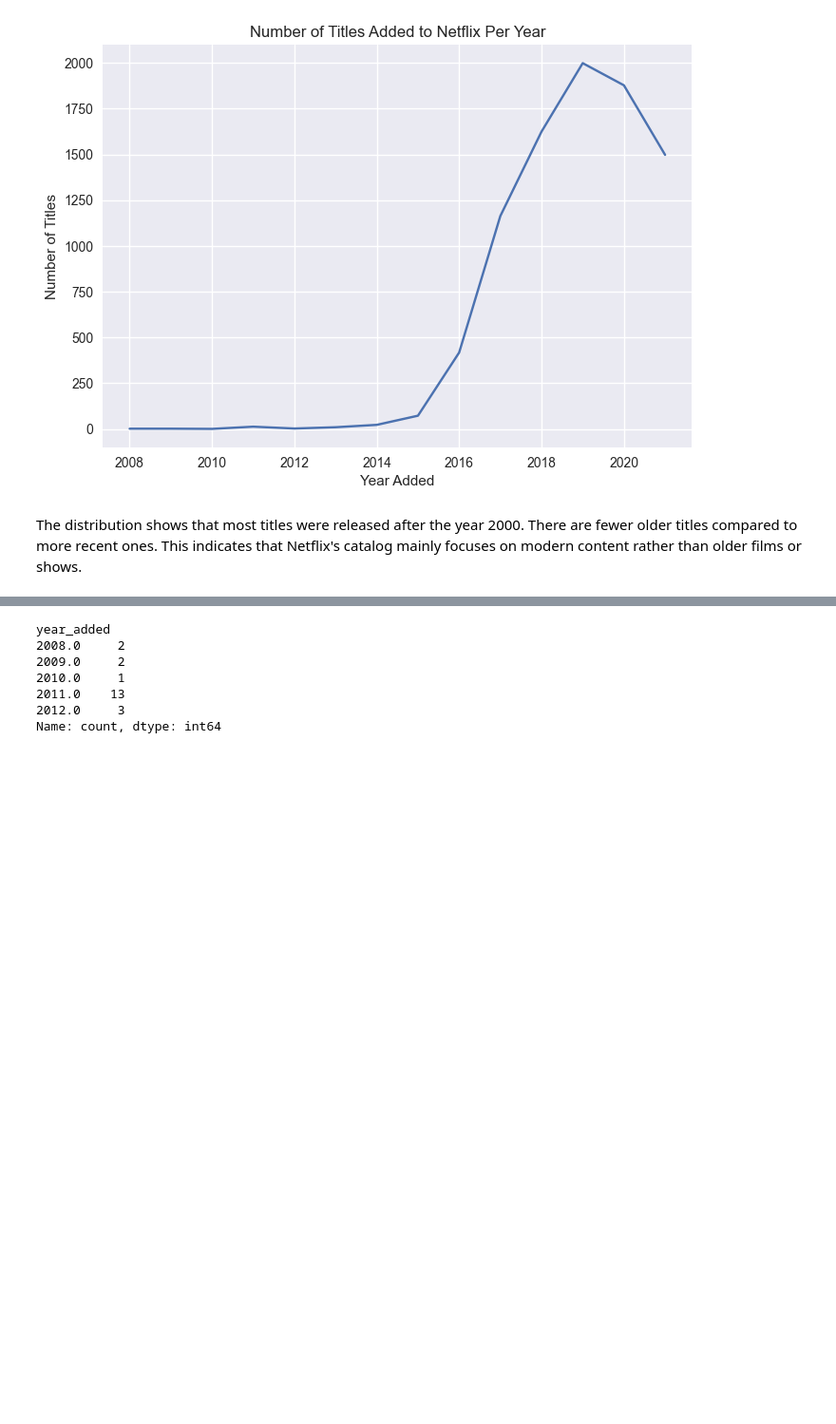
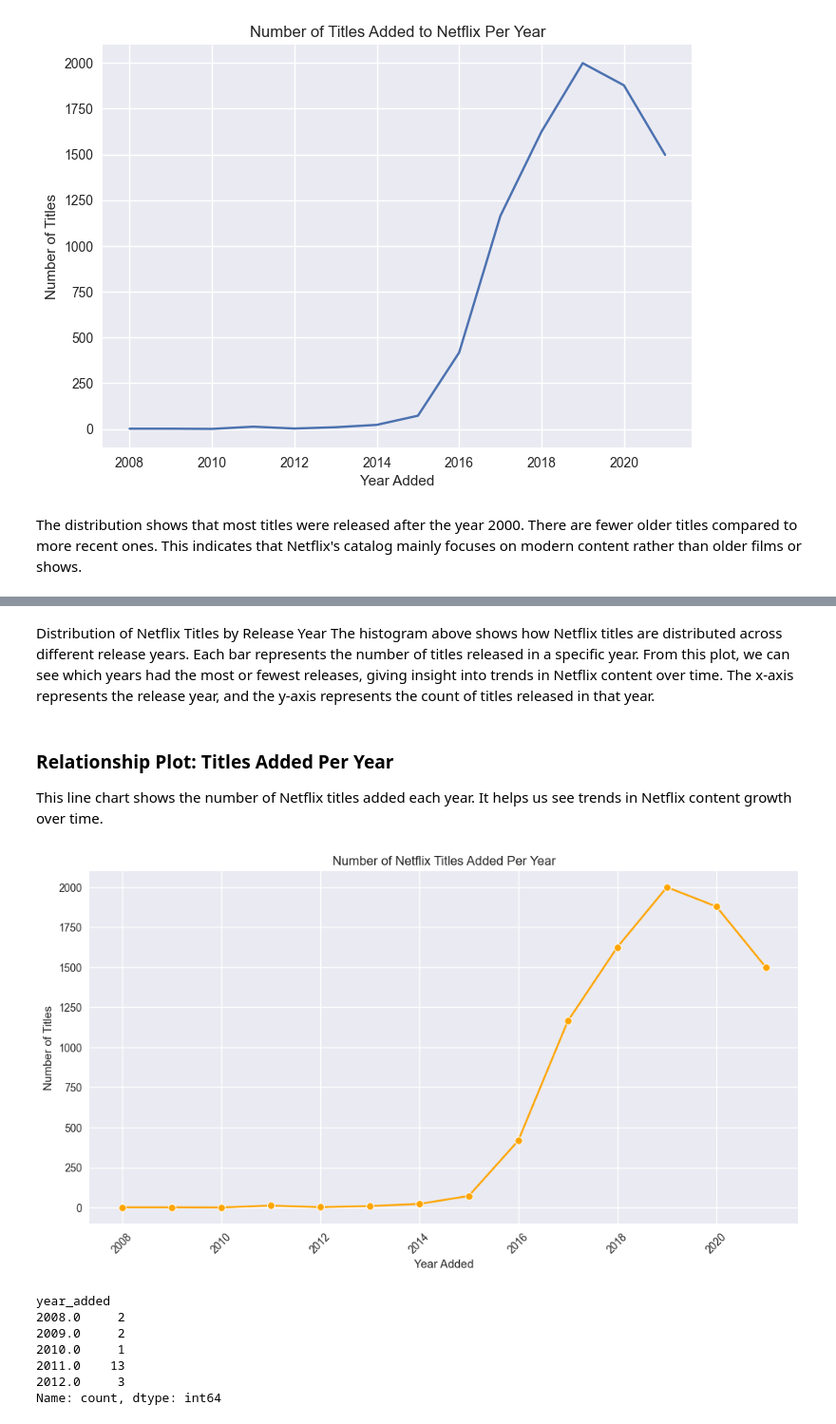
Before and after one commit to Ikram938/cs4379-assignment1, a Jupyter notebook: notebooks/analysis.ipynb, the cells around one changed output, grey strips where cells are left out. Shown at 95% size. Saved outputs shown, nothing was run; the diff lists cells and outputs as text; code cells hidden in the pictures; blank space fills up the shorter version.

```diff
--- a/notebooks/analysis.ipynb
+++ b/notebooks/analysis.ipynb
@@ -159,3 +169,28 @@ def count_titles_per_year(data):
+# %% [markdown]
+Distribution of Netflix Titles by Release Year
+The histogram above shows how Netflix titles are distributed across different release years. Each bar represents the number of titles released in a specific year. From this plot, we can see which years had the most or fewest releases, giving insight into trends in Netflix content over time. The x-axis represents the release year, and the y-axis represents the count of titles released in that year.
+# %% [markdown]
+### Relationship Plot: Titles Added Per Year
+This line chart shows the number of Netflix titles added each year.
+It helps us see trends in Netflix content growth over time.
+# %%
+# Relationship plot: Number of titles added per year
+# First, make sure 'year_added' column exists
+df['year_added'] = df['date_added'].dt.year
+
+# Count titles per year
+titles_per_year = df['year_added'].value_counts().sort_index()
+
+# Plot
+plt.figure(figsize=(12,6))
+sns.lineplot(x=titles_per_year.index, y=titles_per_year.values, marker='o', color='orange')
+plt.title("Number of Netflix Titles Added Per Year")
+plt.xlabel("Year Added")
+plt.ylabel("Number of Titles")
+plt.xticks(rotation=45)
+plt.show()
+# %% [output]
+[figure, added]
 # %%
 titles_per_year = count_titles_per_year(df)
 titles_per_year.head()
```
Also changed, not shown: parts of 1 cell of this notebook.
